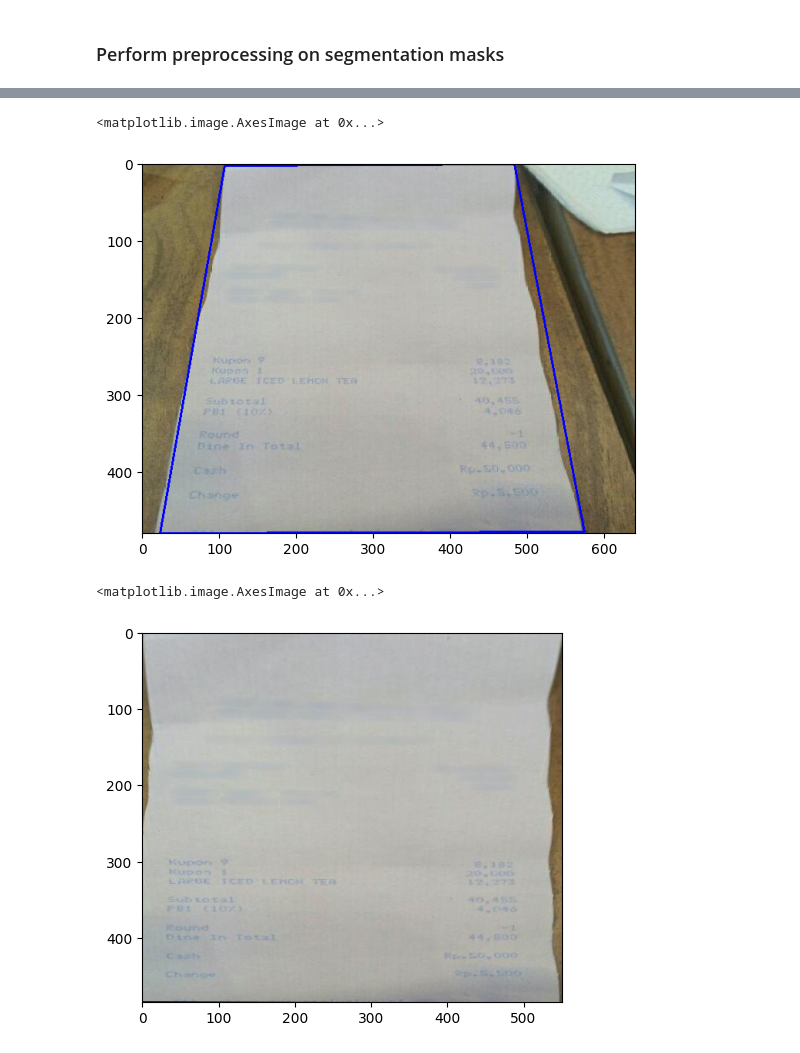
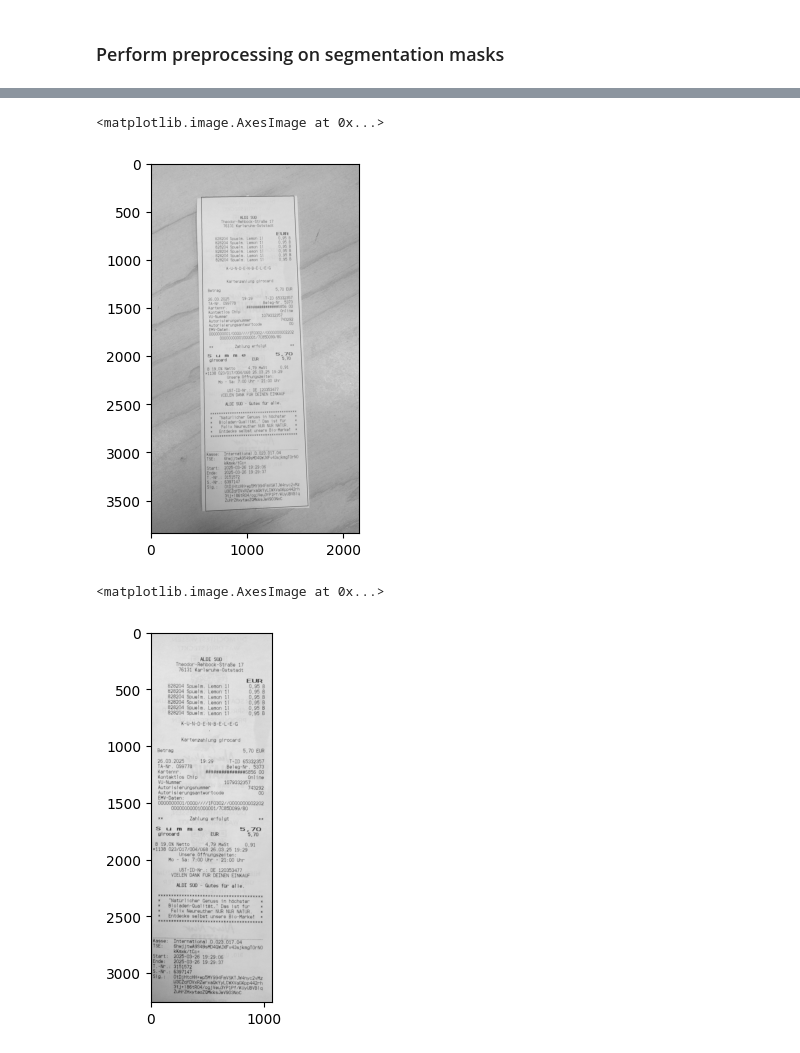
Before and after one commit to skeilbach/receipt2json, a Jupyter notebook: Yolov11CustomReceiptDetection.ipynb, the cells around one changed output, grey strips where cells are left out. Drawn from its saved outputs; the diff is of its cells as text; code cells hidden in the pictures.

```diff
--- a/Yolov11CustomReceiptDetection.ipynb
+++ b/Yolov11CustomReceiptDetection.ipynb
@@ -248,11 +251,10 @@ Note: you may need to restart the kernel to use updated packages.
 # %%
 img = cv2.imread(img_path)
+gray = cv2.cvtColor(img, cv2.COLOR_BGR2GRAY)
 height, width = result[0].masks.data[0].cpu().numpy().shape
 img_resized = cv2.resize(img, (width, height))
 img_resized_rgb = cv2.cvtColor(img_resized, cv2.COLOR_BGR2RGB)
 
-img_test = img_resized_rgb.copy()
-
 def approximate_contour(contour):
     peri = cv2.arcLength(contour, True)
     return cv2.approxPolyDP(contour, 0.032 * peri, True)
@@ -262,6 +264,8 @@ contours, _ = cv2.findContours(dilated, cv2.RETR_EXTERNAL, cv2.CHAIN_APPROX_SIMP
 
 # Get largest contour
 largest_contour = sorted(contours, key = cv2.contourArea, reverse = True)[0]
+
+img_black_bkg = np.zeros((int(new_height), int(new_width),3), dtype= np.uint8)
 
 #Fit the rotated rectangle
 if contours:
@@ -272,7 +276,7 @@ if contours:
     box = np.int64(box)  # Convert to integer values
 
     # Draw the rectangle on the mask
-    cv2.drawContours(img_test, [largest_contour], 0, (0, 255, 0), 2)
-    cv2.drawContours(img_test, [hull], 0, (255, 0, 0), 2)
-    cv2.drawContours(img_test, [approx], 0, (0, 0, 255), 2)
+    cv2.drawContours(img_black_bkg, [largest_contour], 0, (0, 255, 0), 2)
+    cv2.drawContours(img_black_bkg, [hull], 0, (255, 0, 0), 2)
+    cv2.drawContours(img_black_bkg, [approx], 0, (0, 0, 255), 2)
 # %%
@@ -285,7 +287,35 @@ crns = revert_corners_to_original(approx, mask_extended.shape, mask.shape)
+# %%
+def resize_rectangle(rect, original_shape, new_shape):
+    """
+    Rescales a rectangle's coordinates to match a new image resolution.
+
+    Parameters:
+    - rect: np.array of shape (4,2), the original rectangle's coordinates (x, y).
+    - original_shape: tuple (height, width) of the original image.
+    - new_shape: tuple (height, width) of the new image.
+
+    Returns:
+    - Rescaled rectangle coordinates as a np.array of shape (4,2).
+    """
+    orig_h, orig_w = original_shape
+    new_h, new_w = new_shape
+
+    # Compute scaling factors for x and y dimensions
+    scale_x = new_w / orig_w
+    scale_y = new_h / orig_h
+
+    # Apply scaling to each point in the rectangle
+    scaled_rect = rect * np.array([scale_x, scale_y])
+
+    return scaled_rect
+# %%
+img_height, img_width, img_channels = img.shape
+crns = transform_corners(approx, mask_extended.shape, mask.shape)
+rect = resize_rectangle(crns, mask.shape, (img_height, img_width))
 # %%
-cv2.drawContours(img_test, [crns], 0, (0, 0, 255), 2)
-plt.imshow(img_test)
+img_cnt = cv2.drawContours(gray.copy(), [rect.astype(np.int32)], 0, (0, 0, 255), 2)
+plt.imshow(img_cnt, cmap="gray")
 # %% [output]
 <matplotlib.image.AxesImage at 0x...>
-[figure, old version]
+[figure, new version]
 # %%
@@ -322,8 +352,8 @@ def wrap_perspective(img, rect):
     # Warp the perspective to grab the screen
     return cv2.warpPerspective(img, M, (maxWidth, maxHeight))
 # %%
-receipt = wrap_perspective(img_resized_rgb.copy(), crns)
-plt.imshow(receipt)
+receipt = warp_perspective(gray.copy(), rect)
+plt.imshow(receipt, cmap="gray")
 # %% [output]
 <matplotlib.image.AxesImage at 0x...>
-[figure, old version]
+[figure, new version]
```
Also changed, not shown: parts of 26 cells of this notebook.
